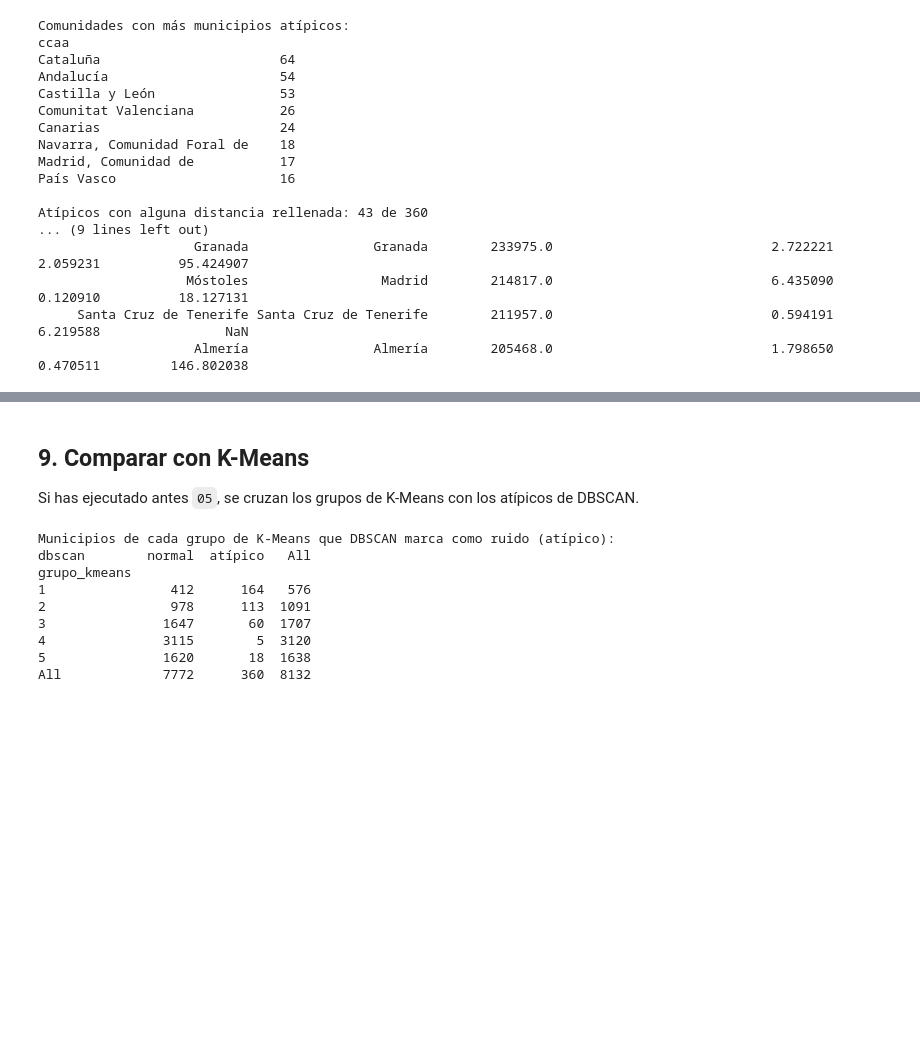
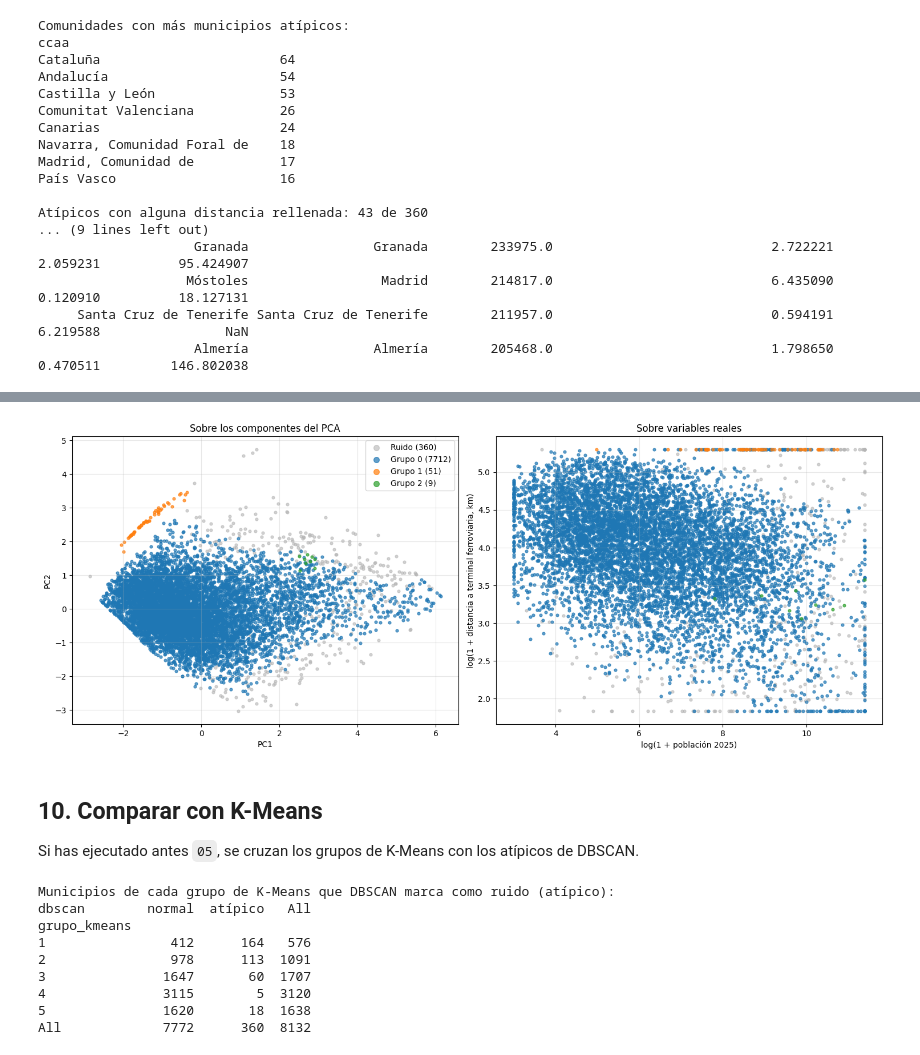
Before and after one commit to elenacarino-max/SiteWise, a Jupyter notebook: notebooks/06_clustering_dbscan.ipynb, the cells around one changed output, grey strips where cells are left out. Drawn from its saved outputs; the diff is of its cells as text; code cells hidden in the pictures; blank space fills up the shorter version.

```diff
--- a/notebooks/06_clustering_dbscan.ipynb
+++ b/notebooks/06_clustering_dbscan.ipynb
@@ -260,5 +264,26 @@ Atípicos con alguna distancia rellenada: 43 de 360
+# %%
+COLOR_RUIDO = '#b5b5b5'
+paleta = plt.get_cmap('tab10')
+grupos = sorted(g for g in df['dbscan'].unique() if g != -1)
+
+fig, ejes = plt.subplots(1, 2, figsize=(15, 6))
+paneles = [
+    (Zp[:, 0], Zp[:, 1], 'PC1', 'PC2', 'Sobre los componentes del PCA'),
+    (X_rec['poblacion_2025'], X_rec['dist_recta_ttm_km'], 'log(1 + población 2025)', 'log(1 + distancia a terminal ferroviaria, km)', 'Sobre variables reales'),
+]
+for ax, (x, y, xl, yl, titulo) in zip(ejes, paneles):
+    m = (df['dbscan'] == -1).to_numpy()
+    ax.scatter(np.asarray(x)[m], np.asarray(y)[m], s=12, c=COLOR_RUIDO, alpha=.6, label=f'Ruido ({m.sum()})')
+    for g in grupos:
+        mg = (df['dbscan'] == g).to_numpy()
+        ax.scatter(np.asarray(x)[mg], np.asarray(y)[mg], s=12, color=paleta(g % 10), alpha=.7, label=f'Grupo {g} ({mg.sum()})')
+    ax.set_xlabel(xl); ax.set_ylabel(yl); ax.set_title(titulo); ax.grid(alpha=.3)
+ejes[0].legend(markerscale=2)
+plt.tight_layout(); plt.show()
+# %% [output]
+[figure, added]
 # %% [markdown]
-## 9. Comparar con K-Means
+## 10. Comparar con K-Means
 
 Si has ejecutado antes `05`, se cruzan los grupos de K-Means con los atípicos de DBSCAN.
 # %%
```
Also changed, not shown: parts of 2 cells of this notebook.
